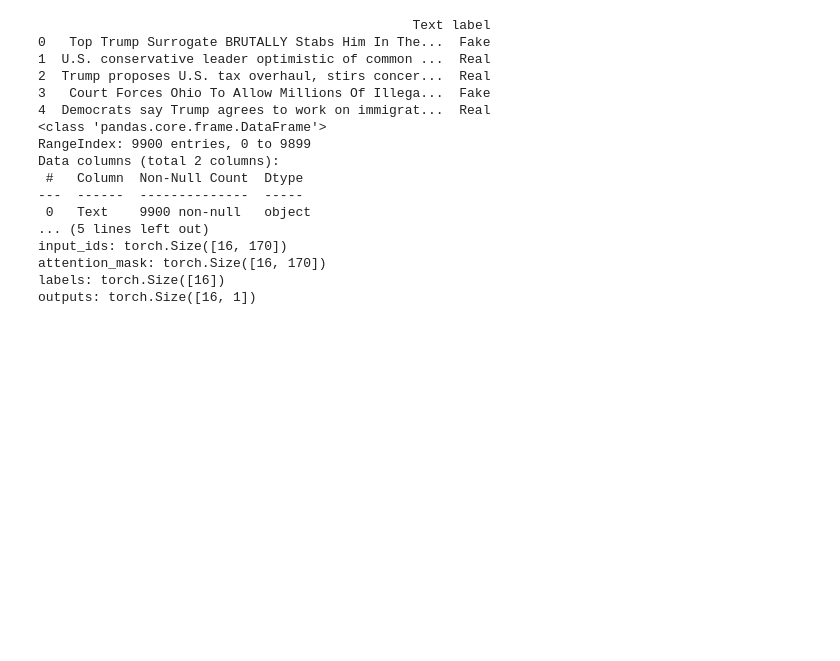
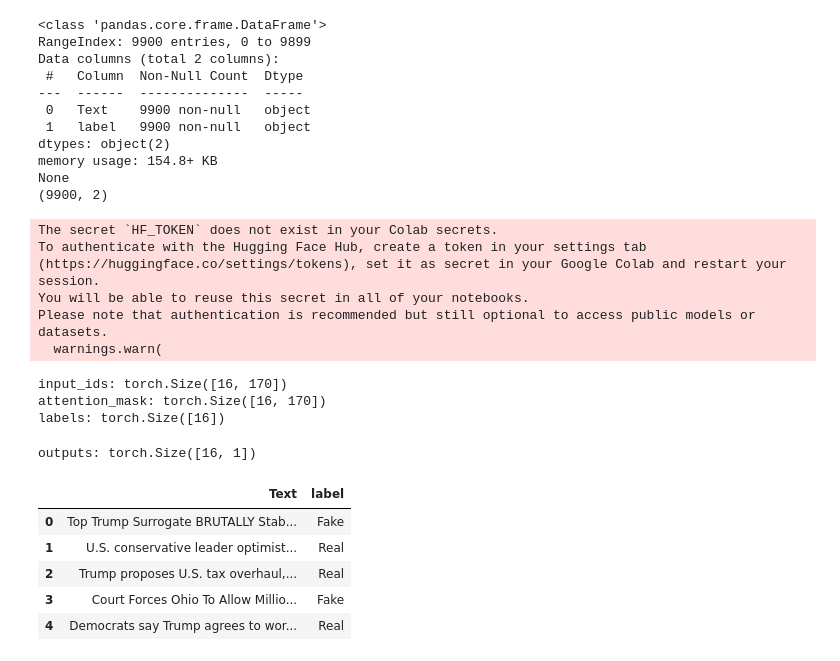
Before and after one commit to Amirgh8080/My-SLFEND, a Jupyter notebook: main.ipynb, the cells around one changed output. Saved outputs shown, nothing was run; the diff lists cells and outputs as text; code cells hidden in the pictures; blank space fills up the shorter version.

```diff
--- a/main.ipynb
+++ b/main.ipynb
@@ -68,42 +10,0 @@ Number of labels: 9900
-# %%
-class NewsDataset(Dataset):
-    def __init__(self, texts, labels, tokenizer, max_len):
-        self.texts = texts
-        self.labels = labels
-        self.tokenizer = tokenizer
-        self.max_len = max_len
-
-    def __len__(self):
-        return len(self.texts)
-
-    def __getitem__(self, idx):
-        text = self.texts[idx]
-        label = self.labels[idx]
-        encoding = self.tokenizer.encode_plus(
-            text,
-            max_length=self.max_len,
-            truncation=True,
-            padding='max_length',
-            return_tensors='pt'
-        )
-        return {
-            'text': text,
-            'input_ids': encoding['input_ids'].flatten(),
-            'attention_mask': encoding['attention_mask'].flatten(),
-            'label': torch.tensor(label, dtype=torch.float)
-        }
-# %%
-tokenizer = BertTokenizer.from_pretrained('bert-base-uncased')
-max_len = 170
-
-train_texts, train_labels = texts[:int(0.8*len(texts))], labels[:int(0.8*len(labels))]
-val_texts, val_labels = texts[int(0.8*len(texts)):int(0.9*len(texts))], labels[int(0.8*len(labels)):int(0.9*len(labels))]
-test_texts, test_labels = texts[int(0.9*len(texts)):], labels[int(0.9*len(labels)):]
-
-train_dataset = NewsDataset(train_texts, train_labels, tokenizer, max_len)
-val_dataset = NewsDataset(val_texts, val_labels, tokenizer, max_len)
-test_dataset = NewsDataset(test_texts, test_labels, tokenizer, max_len)
-
-train_loader = DataLoader(train_dataset, batch_size=16, shuffle=True)
-val_loader = DataLoader(val_dataset, batch_size=16, shuffle=False)
-test_loader = DataLoader(test_dataset, batch_size=16, shuffle=False)
@@ -348,7 +243,7 @@ class SLFENDModel(nn.Module):
 # Load and preprocess data
 file_path = '/content/Fake_Real_Data.csv'
 df = load_csv(file_path)
-print(df.head())
+
 print(df.info())
 print(df.shape)
 
@@ -376,41 +271,51 @@ val_loader = DataLoader(val_dataset, batch_size=16, shuffle=False)
 test_loader = DataLoader(test_dataset, batch_size=16, shuffle=False)
 
 # Instantiate model and device
 device = torch.device("cuda" if torch.cuda.is_available() else "cpu")
 model = SLFENDModel().to(device)
 
 # Function to validate DataLoader and model input shapes
 def validate_dataloader_and_model(model, dataloader):
     model.eval()
     with torch.no_grad():
         for batch in dataloader:
             input_ids = batch['input_ids'].to(device)
             attention_mask = batch['attention_mask'].to(device)
             labels = batch['label'].to(device)
             print(f'input_ids: {input_ids.shape}')
             print(f'attention_mask: {attention_mask.shape}')
             print(f'labels: {labels.shape}')
             outputs = model(input_ids, attention_mask)
             print(f'outputs: {outputs.shape}')
             break  # Only validate the first batch
 
 # Validate the DataLoader and model input shapes
 validate_dataloader_and_model(model, train_loader)
+df.head()
 # %% [output]
-                                                Text label
-0   Top Trump Surrogate BRUTALLY Stabs Him In The...  Fake
-1  U.S. conservative leader optimistic of common ...  Real
-2  Trump proposes U.S. tax overhaul, stirs concer...  Real
-3   Court Forces Ohio To Allow Millions Of Illega...  Fake
-4  Democrats say Trump agrees to work on immigrat...  Real
 <class 'pandas.core.frame.DataFrame'>
 RangeIndex: 9900 entries, 0 to 9899
 Data columns (total 2 columns):
  #   Column  Non-Null Count  Dtype
 ---  ------  --------------  -----
  0   Text    9900 non-null   object
-... (5 lines left out)
-input_ids: torch.Size([16, 170])
-attention_mask: torch.Size([16, 170])
-labels: torch.Size([16])
-outputs: torch.Size([16, 1])
+ 1   label   9900 non-null   object
+dtypes: object(2)
+memory usage: 154.8+ KB
+None
+(9900, 2)
+The secret `HF_TOKEN` does not exist in your Colab secrets.
+To authenticate with the Hugging Face Hub, create a token in your settings tab (https://huggingface.co/settings/tokens), set it as secret in your Google Colab and restart your session.
+You will be able to reuse this secret in all of your notebooks.
+Please note that authentication is recommended but still optional to access public models or datasets.
+  warnings.warn(
+input_ids: torch.Size([16, 170])
+attention_mask: torch.Size([16, 170])
+labels: torch.Size([16])
+outputs: torch.Size([16, 1])
+|  | Text | label |
+| 0 | Top Trump Surrogate BRUTALLY Stab... | Fake |
+| 1 | U.S. conservative leader optimist... | Real |
+| 2 | Trump proposes U.S. tax overhaul,... | Real |
+| 3 | Court Forces Ohio To Allow Millio... | Fake |
+| 4 | Democrats say Trump agrees to wor... | Real |
```
Also changed, not shown: parts of 17 cells of this notebook.
